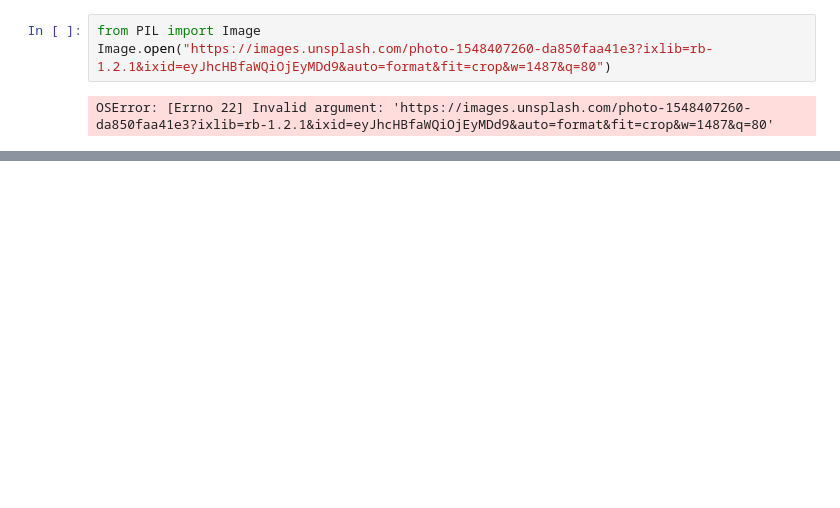
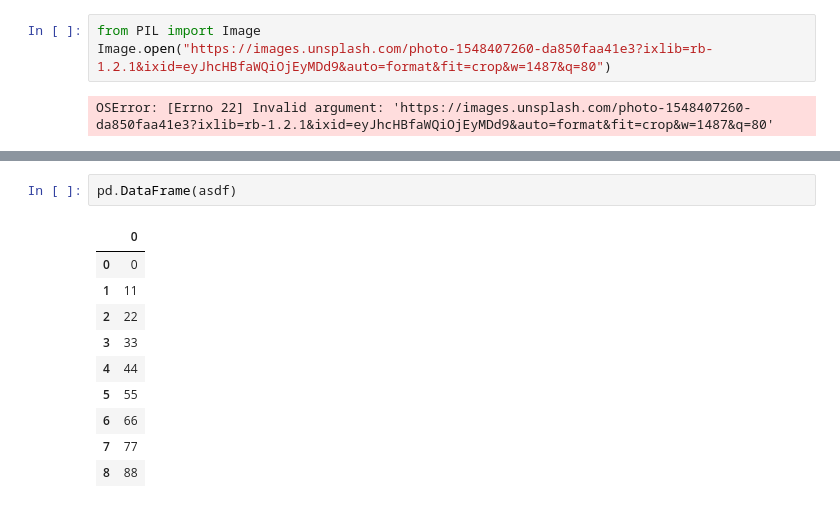
Before and after one commit to msong-ds/hnm_recommendation, a Jupyter notebook: src/2_streamlit_app.ipynb, the cells around one changed output, grey strips where cells are left out. Drawn from its saved outputs; the diff is of its cells as text; blank space fills up the shorter version.

```diff
--- a/src/2_streamlit_app.ipynb
+++ b/src/2_streamlit_app.ipynb
@@ -89,0 +138,13 @@ OSError: [Errno 22] Invalid argument: 'https://images.unsplash.com/photo-1548407
+# %%
+pd.DataFrame(asdf)
+# %% [output]
+|  | 0 |
+| 0 | 0 |
+| 1 | 11 |
+| 2 | 22 |
+| 3 | 33 |
+| 4 | 44 |
+| 5 | 55 |
+| 6 | 66 |
+| 7 | 77 |
+| 8 | 88 |
```
Also changed, not shown: parts of 10 cells of this notebook, 4 other files.
